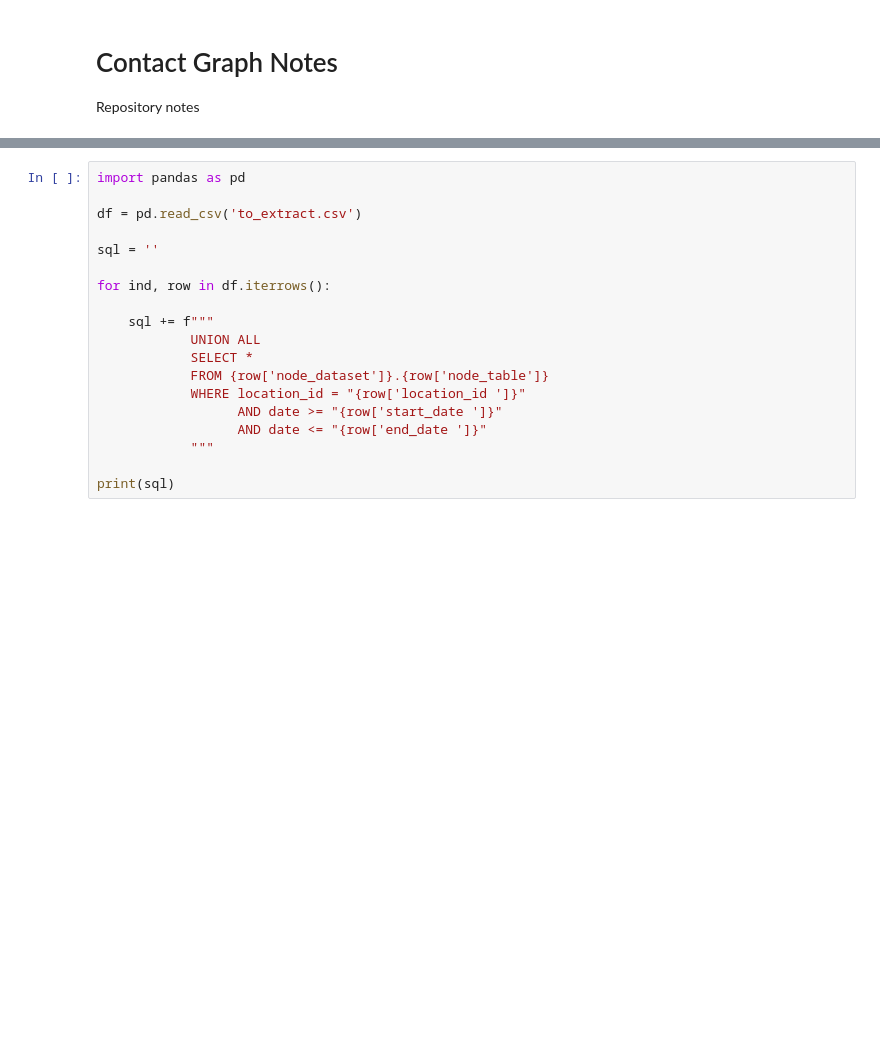
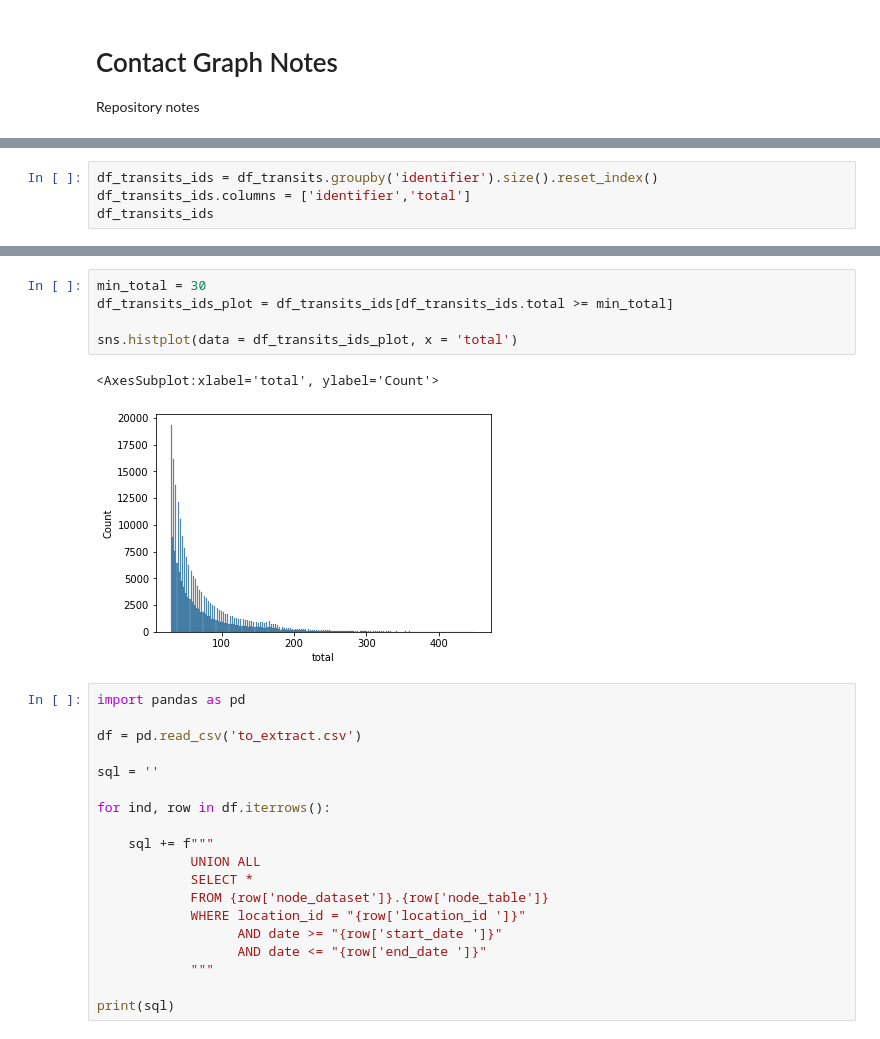
Before and after one commit to minigonche/covid_contact_graphs, a Jupyter notebook: Notes.ipynb, the cells around one changed output, grey strips where cells are left out. Cells and saved outputs as stored; diff of their text form; blank space fills up the shorter version.

```diff
--- a/Notes.ipynb
+++ b/Notes.ipynb
@@ -23,0 +139,4 @@ df
+# %%
+df_transits_ids = df_transits.groupby('identifier').size().reset_index()
+df_transits_ids.columns = ['identifier','total']
+df_transits_ids
@@ -24,3 +157,11 @@ df
+# %%
+min_total = 30
+df_transits_ids_plot = df_transits_ids[df_transits_ids.total >= min_total]
+
+sns.histplot(data = df_transits_ids_plot, x = 'total')
+# %% [output]
+<AxesSubplot:xlabel='total', ylabel='Count'>
+[figure, added]
 # %%
 import pandas as pd
 
```
Also changed, not shown: parts of 11 cells of this notebook, 8 other files.
